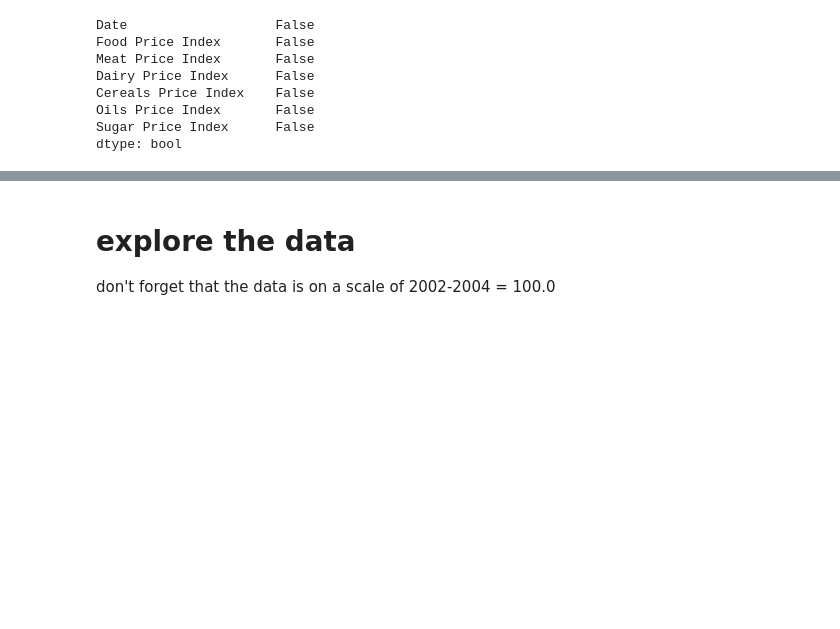
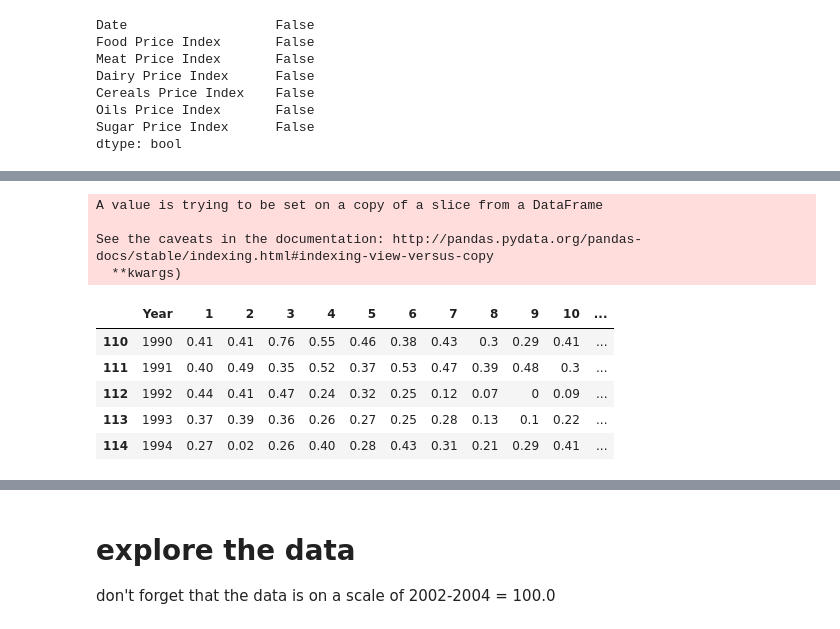
Before and after one commit to Schmidt8181/PreparingForTomorrow, a Jupyter notebook: FinalCapstone.ipynb, the cells around one changed output, grey strips where cells are left out. Cells and saved outputs as stored; diff of their text form; code cells hidden in the pictures; blank space fills up the shorter version.

```diff
--- a/FinalCapstone.ipynb
+++ b/FinalCapstone.ipynb
@@ -51,0 +73,18 @@ indexed_food = food_data.set_index(['Date'])
+# %%
+#clean_temp_data = clean_temp_data.reset_index()
+clean_temp_data.rename(columns={'Jan':'1','Feb':'2', 'Mar':'3', 'Apr':'4', 'May':'5', 'Jun':'6', 'Jul':'7', 'Aug':'8', 'Sep':'9', 'Oct':'10', 'Nov':'11', 'Dec':'12'}, inplace=True)
+long_temp_data = pd.melt(clean_temp_data, id_vars='Year', value_vars=['1', '2', '3','4','5','6','7','8','9','10','11','12'])
+# %% [output]
+A value is trying to be set on a copy of a slice from a DataFrame
+
+See the caveats in the documentation: http://pandas.pydata.org/pandas-docs/stable/indexing.html#indexing-view-versus-copy
+  **kwargs)
+# %%
+clean_temp_data.head()
+# %% [output]
+|  | Year | 1 | 2 | 3 | 4 | 5 | 6 | 7 | 8 | 9 | 10 | ... |
+| 110 | 1990 | 0.41 | 0.41 | 0.76 | 0.55 | 0.46 | 0.38 | 0.43 | 0.3 | 0.29 | 0.41 | ... |
+| 111 | 1991 | 0.40 | 0.49 | 0.35 | 0.52 | 0.37 | 0.53 | 0.47 | 0.39 | 0.48 | 0.3 | ... |
+| 112 | 1992 | 0.44 | 0.41 | 0.47 | 0.24 | 0.32 | 0.25 | 0.12 | 0.07 | 0 | 0.09 | ... |
+| 113 | 1993 | 0.37 | 0.39 | 0.36 | 0.26 | 0.27 | 0.25 | 0.28 | 0.13 | 0.1 | 0.22 | ... |
+| 114 | 1994 | 0.27 | 0.02 | 0.26 | 0.40 | 0.28 | 0.43 | 0.31 | 0.21 | 0.29 | 0.41 | ... |
```
Also changed, not shown: parts of 21 cells of this notebook, 1 other file.
